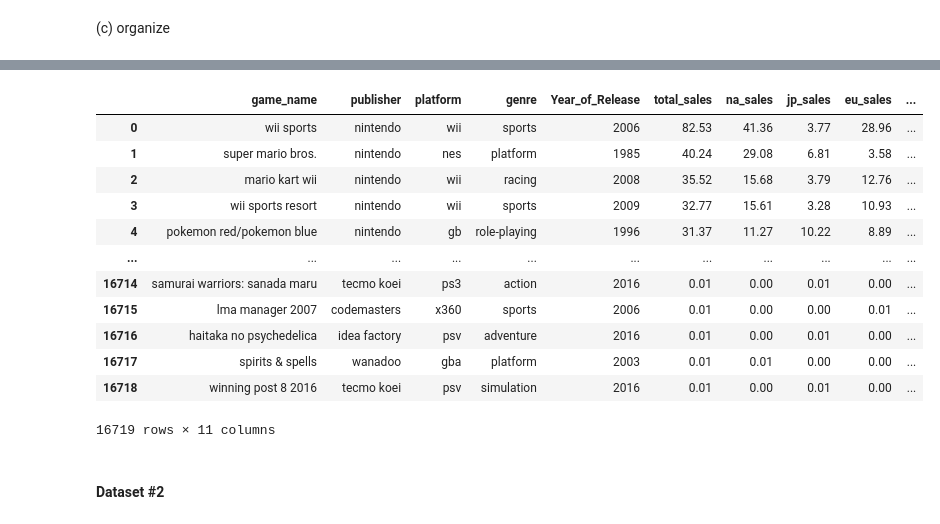
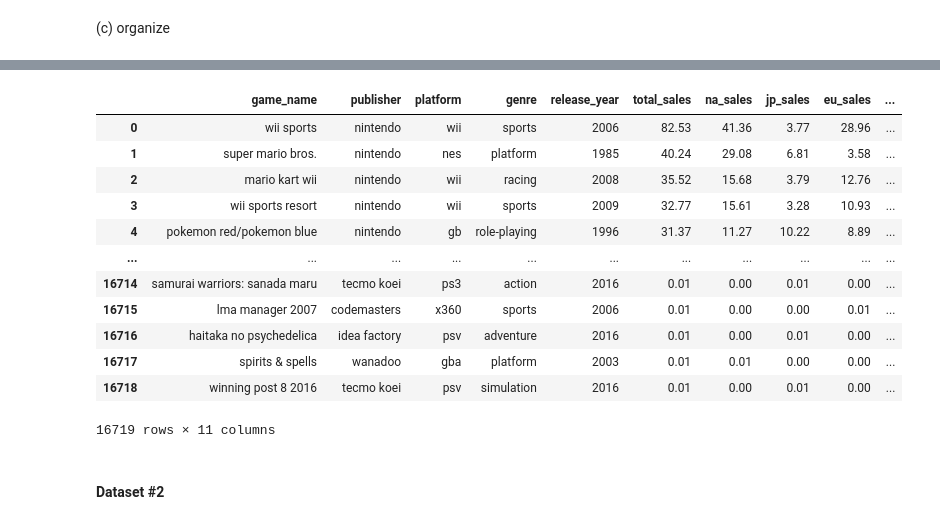
Before and after one commit to JericoJr/CMSC320_Final_Project, a Jupyter notebook: CMSC320_FinalProject_Checkpoint2.ipynb, the cells around one changed output, grey strips where cells are left out. Saved outputs shown, nothing was run; the diff lists cells and outputs as text; code cells hidden in the pictures.

```diff
--- a/CMSC320_FinalProject_Checkpoint2.ipynb
+++ b/CMSC320_FinalProject_Checkpoint2.ipynb
@@ -214,6 +213,7 @@ renaming_scheme = {
     'Name': 'game_name',
     'Platform': 'platform',
     'Genre': 'genre',
+    'Year_of_Release': 'release_year',
     'Publisher': 'publisher',
     'Developer': 'developer',
     'Critic_Score': 'critic_score',
@@ -244,5 +244,5 @@ critic_score       float64
 dtype: object
-|  | game_name | publisher | platform | genre | Year_of_Release | total_sales | na_sales | jp_sales | eu_sales | ... |
+|  | game_name | publisher | platform | genre | release_year | total_sales | na_sales | jp_sales | eu_sales | ... |
 | 0 | wii sports | nintendo | wii | sports | 2006 | 82.53 | 41.36 | 3.77 | 28.96 | ... |
 | 1 | super mario bros. | nintendo | nes | platform | 1985 | 40.24 | 29.08 | 6.81 | 3.58 | ... |
 | 2 | mario kart wii | nintendo | wii | racing | 2008 | 35.52 | 15.68 | 3.79 | 12.76 | ... |
```
Also changed, not shown: parts of 6 cells of this notebook.
